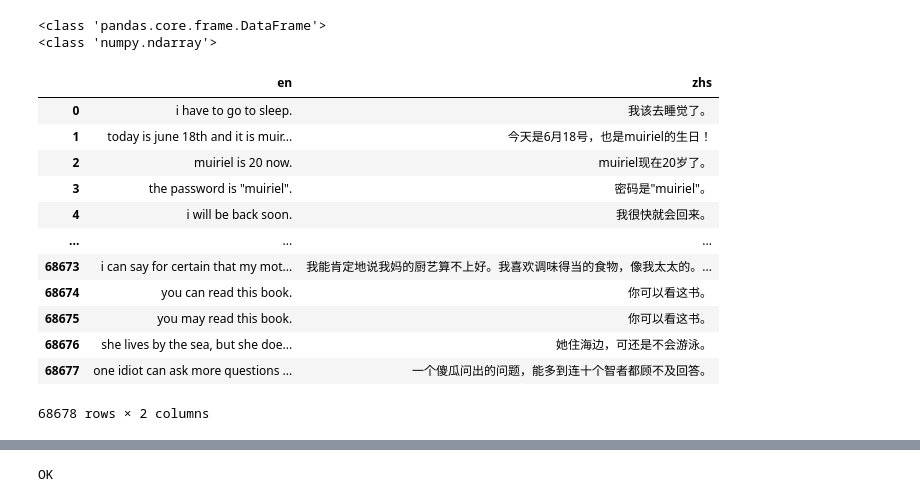
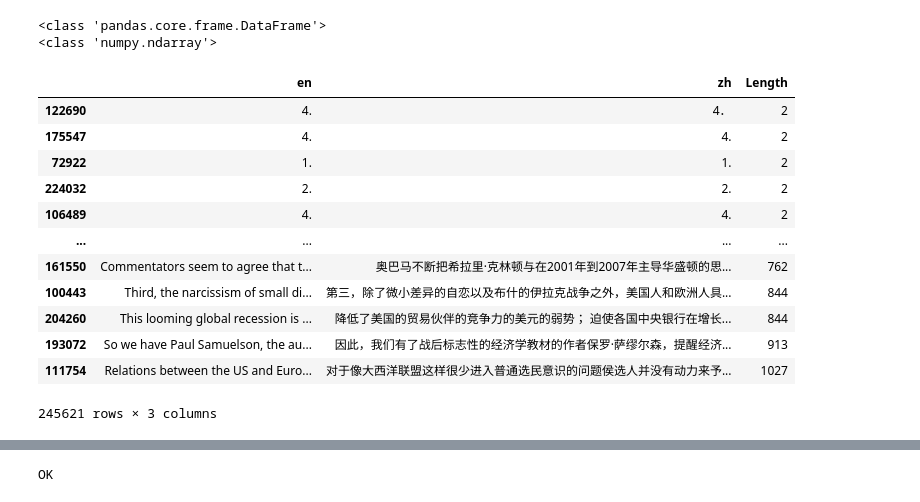
Before and after one commit to gaobowen/transformer-blog, a Jupyter notebook: transformer.ipynb, the cells around one changed output, grey strips where cells are left out. Cells and saved outputs as stored; diff of their text form; code cells hidden in the pictures.

```diff
--- a/transformer.ipynb
+++ b/transformer.ipynb
@@ -20,6 +27,7 @@ from torch.autograd import Variable
 
 import math
 
+import sentencepiece as spm
 from zhconv import convert
 
 
@@ -31,45 +39,54 @@ def Q2B(uchar):
     if inside_code == 0x3000:
         inside_code = 0x0020
     else:
         inside_code -= 0xfee0
     if inside_code < 0x0020 or inside_code > 0x7e: #转完之后不是半角字符返回原来的字符
         return uchar
     return chr(inside_code)
   else:
     return uchar
 
 def stringpartQ2B(ustring):
   return "".join([Q2B(uchar) for uchar in ustring])
 
 
 def convertSimple(x):
   return stringpartQ2B(convert(x.values[0], 'zh-cn'))
 
 
 all_data = pd.read_csv('en-zh.tsv',sep='\t',on_bad_lines='skip',names=['NO.1','en','NO.2','zh'])
-
+# 繁体转简体
 zh_data = all_data.iloc[:,[3]].apply(convertSimple, axis=1).rename('zhs',inplace=True)
 
 all_data = pd.concat([all_data.iloc[:,[1]], zh_data], axis=1)
 
-all_data = all_data.applymap(lambda x: x.lower()) #英文全部转为小写
+# 追加第二个数据集
+data_b = pd.read_json('train.json')
+
+all_data = pd.DataFrame({"en": np.append(all_data.iloc[:,[0]].values, data_b.iloc[:,[0]].values), 'zh': np.append(all_data.iloc[:,[1]].values, data_b.iloc[:,[1]].values)})
+
+# 文本进行排序
+all_data["Length"] = all_data['en'].str.len()
+
+all_data.sort_values(by='Length', inplace=True)
+# all_data = all_data.applymap(lambda x: x.lower()) #英文全部转为小写
 
 print(type(all_data))
 print(type(all_data.values))
 all_data
 # %% [output]
 <class 'pandas.core.frame.DataFrame'>
 <class 'numpy.ndarray'>
-|  | en | zhs |
-| 0 | i have to go to sleep. | 我该去睡觉了。 |
-| 1 | today is june 18th and it is muir... | 今天是6月18号，也是muiriel的生日！ |
-| 2 | muiriel is 20 now. | muiriel现在20岁了。 |
-| 3 | the password is "muiriel". | 密码是"muiriel"。 |
-| 4 | i will be back soon. | 我很快就会回来。 |
-| ... | ... | ... |
-| 68673 | i can say for certain that my mot... | 我能肯定地说我妈的厨艺算不上好。我喜欢调味得当的食物，像我太太的。... |
-| 68674 | you can read this book. | 你可以看这书。 |
-| 68675 | you may read this book. | 你可以看这书。 |
-| 68676 | she lives by the sea, but she doe... | 她住海边，可还是不会游泳。 |
-| 68677 | one idiot can ask more questions ... | 一个傻瓜问出的问题，能多到连十个智者都顾不及回答。 |
+|  | en | zh | Length |
+| 122690 | 4. | 4． | 2 |
+| 175547 | 4. | 4. | 2 |
+| 72922 | 1. | 1. | 2 |
+| 224032 | 2. | 2. | 2 |
+| 106489 | 4. | 4. | 2 |
+| ... | ... | ... | ... |
+| 161550 | Commentators seem to agree that t... | 奥巴马不断把希拉里·克林顿与在2001年到2007年主导华盛顿的思... | 762 |
+| 100443 | Third, the narcissism of small di... | 第三，除了微小差异的自恋以及布什的伊拉克战争之外，美国人和欧洲人具... | 844 |
+| 204260 | This looming global recession is ... | 降低了美国的贸易伙伴的竞争力的美元的弱势； 迫使各国中央银行在增长... | 844 |
+| 193072 | So we have Paul Samuelson, the au... | 因此，我们有了战后标志性的经济学教材的作者保罗·萨缪尔森，提醒经济... | 913 |
+| 111754 | Relations between the US and Euro... | 对于像大西洋联盟这样很少进入普通选民意识的问题侯选人并没有动力来予... | 1027 |
-68678 rows × 2 columns
+245621 rows × 3 columns
```
Also changed, not shown: parts of 26 cells of this notebook, 4 other files.
